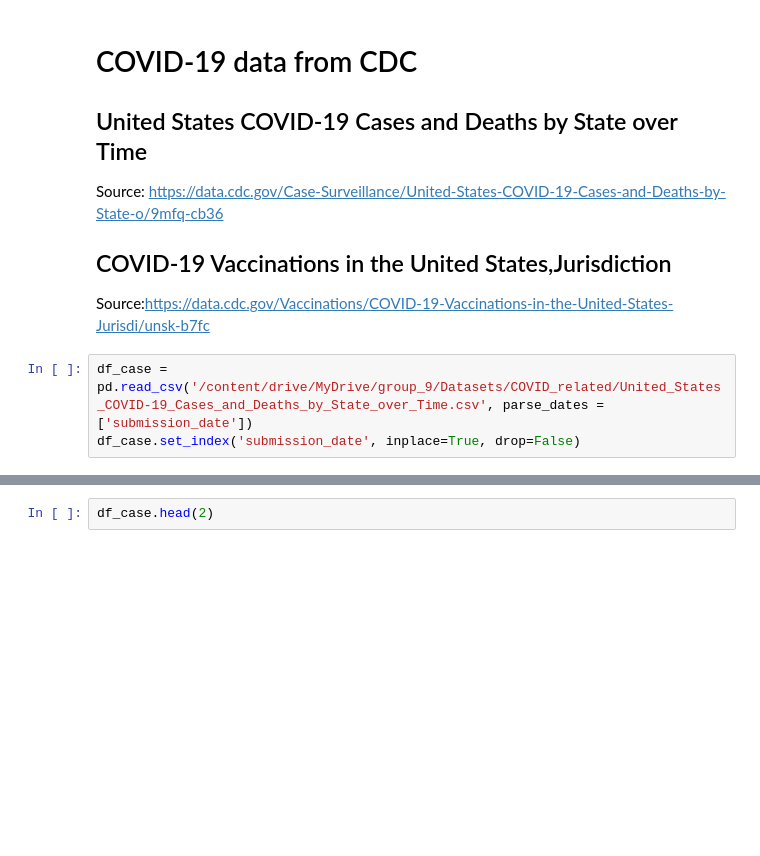
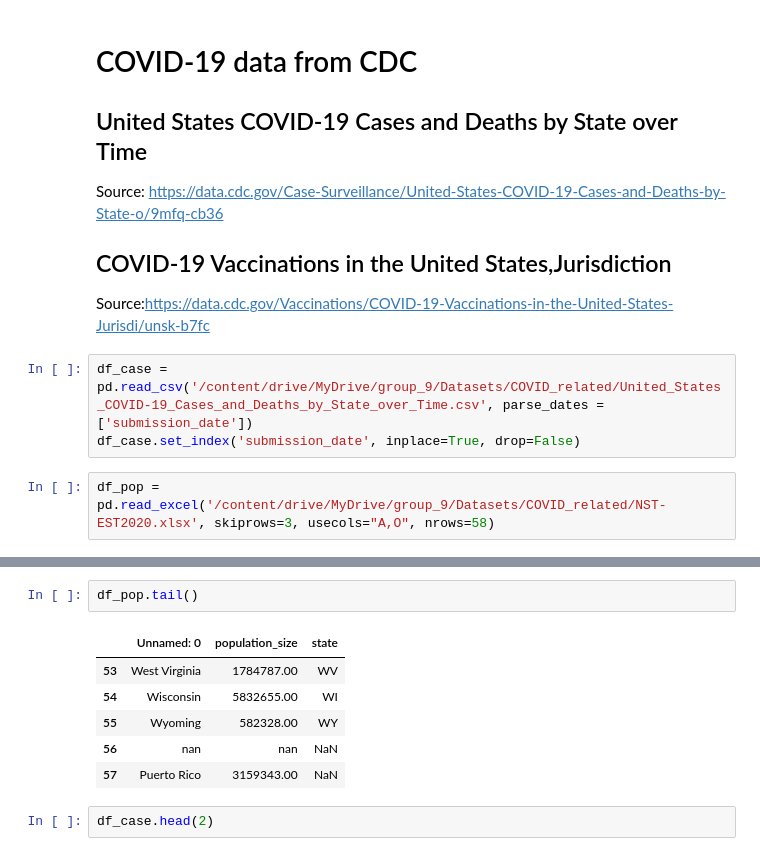
Before and after one commit to elizabethyoo/team_9, a Jupyter notebook: CDC_covid_data.ipynb, the cells around one changed output, grey strips where cells are left out. Drawn from its saved outputs; the diff is of its cells as text; blank space fills up the shorter version.

```diff
--- a/CDC_covid_data.ipynb
+++ b/CDC_covid_data.ipynb
@@ -24,3 +24,5 @@ Source:https://data.cdc.gov/Vaccinations/COVID-19-Vaccinations-in-the-United-Sta
 # %%
 df_case = pd.read_csv('/content/drive/MyDrive/group_9/Datasets/COVID_related/United_States_COVID-19_Cases_and_Deaths_by_State_over_Time.csv', parse_dates = ['submission_date'])
 df_case.set_index('submission_date', inplace=True, drop=False)
+# %%
+df_pop = pd.read_excel('/content/drive/MyDrive/group_9/Datasets/COVID_related/NST-EST2020.xlsx', skiprows=3, usecols="A,O", nrows=58)
@@ -27,3 +87,12 @@ df_case.set_index('submission_date', inplace=True, drop=False)
+# %%
+df_pop.tail()
+# %% [output]
+|  | Unnamed: 0 | population_size | state |
+| 53 | West Virginia | 1784787.00 | WV |
+| 54 | Wisconsin | 5832655.00 | WI |
+| 55 | Wyoming | 582328.00 | WY |
+| 56 | nan | nan | NaN |
+| 57 | Puerto Rico | 3159343.00 | NaN |
 # %%
 df_case.head(2)
 # %% [output]
```
Also changed, not shown: parts of 1 cell of this notebook.
